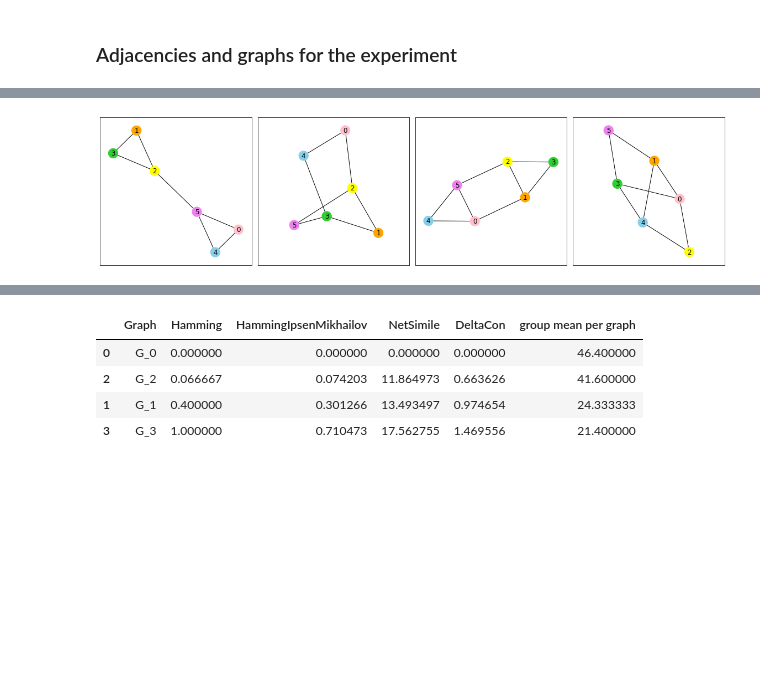
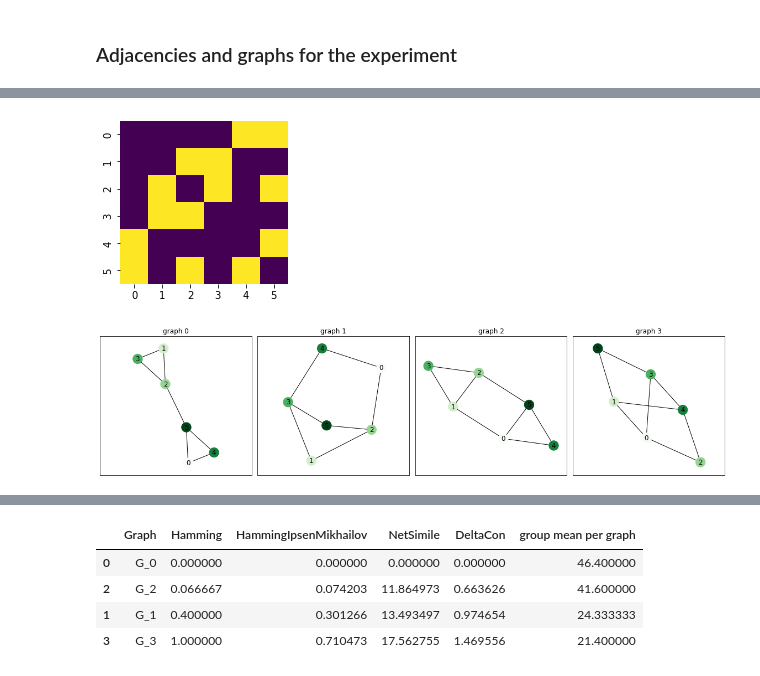
Before and after one commit to Kathleen-Medriano/Cactus, a Jupyter notebook: codes/tangram-generalization.ipynb, the cells around one changed output, grey strips where cells are left out. Cells and saved outputs as stored; diff of their text form; code cells hidden in the pictures; blank space fills up the shorter version.

```diff
--- a/codes/tangram-generalization.ipynb
+++ b/codes/tangram-generalization.ipynb
@@ -341,15 +345,25 @@ plt.tight_layout()
+# %%
+ax = plt.axes()
+
+sns.heatmap(adjacency_dict["A_0"],
+                cmap='viridis',
+                cbar=False,
+                #xticklabels=False,
+                #yticklabels=False
+                )
+
+plt.gcf().set_size_inches(3, 3)
+# %% [output]
+[figure, added]
 # %%
 # Plot graph (4 for the experiment)
-
-color_list = ["pink","orange","yellow","limegreen","skyblue","violet"]
 
 fig,axn = plt.subplots(nrows=1, ncols=4, sharex=True, sharey=True, figsize=(16,4))
 
 for i, ax in enumerate(axn.flat):
-    nx.draw_networkx(graph_dict[f"G_{i}"], node_color=color_list, ax=ax)
-
-    #ax.set_title(f'sample title')
+    nx.draw_networkx(graph_dict[f"G_{i}"], node_color=range(6), cmap=plt.cm.Greens, ax=ax)
+    ax.set_title(f"graph {i}")
 
 plt.tight_layout()
 # %% [output]
-[figure, old version]
+[figure, new version]
```
Also changed, not shown: parts of 28 cells of this notebook, 52 other files.
